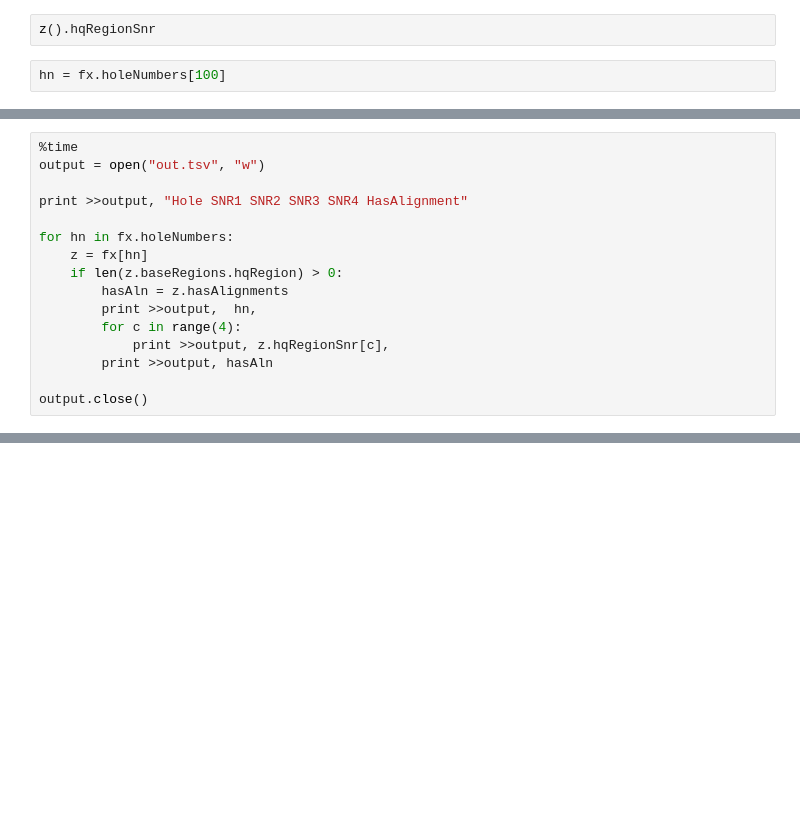
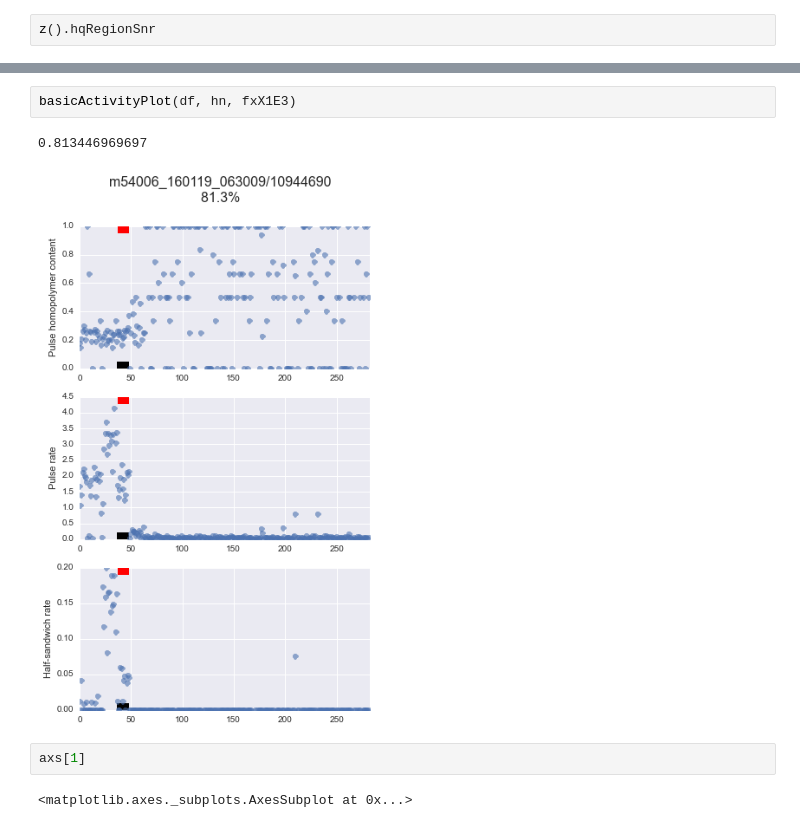
Before and after one commit to dalexander/PRmm-notebooks, a Jupyter notebook: HQRF/Ecoli7799.ipynb, the cells around one changed output, grey strips where cells are left out. Saved outputs shown, nothing was run; the diff lists cells and outputs as text; blank space fills up the shorter version.

```diff
--- a/HQRF/Ecoli7799.ipynb
+++ b/HQRF/Ecoli7799.ipynb
@@ -109,5 +115,3 @@ for aln in z().alignments:
     print aln.identity
 # %%
 z().hqRegionSnr
-# %%
-hn = fx.holeNumbers[100]
@@ -118,16 +117,0 @@ hn = fx.holeNumbers[100]
-# %%
-%time
-output = open("out.tsv", "w")
-
-print >>output, "Hole SNR1 SNR2 SNR3 SNR4 HasAlignment"
-
-for hn in fx.holeNumbers:
-    z = fx[hn]
-    if len(z.baseRegions.hqRegion) > 0:
-        hasAln = z.hasAlignments
-        print >>output,  hn,
-        for c in range(4):
-            print >>output, z.hqRegionSnr[c],
-        print >>output, hasAln
-
-output.close()
@@ -144,0 +118,9 @@ KeyError: "Unable to open object (File read failed: time = wed feb 10 20:14:38 2
+# %%
+basicActivityPlot(df, hn, fxX1E3)
+# %% [output]
+0.813446969697
+[figure, added]
+# %%
+axs[1]
+# %% [output]
+<matplotlib.axes._subplots.AxesSubplot at 0x...>
```
Also changed, not shown: parts of 10 cells of this notebook, 4 other files.
